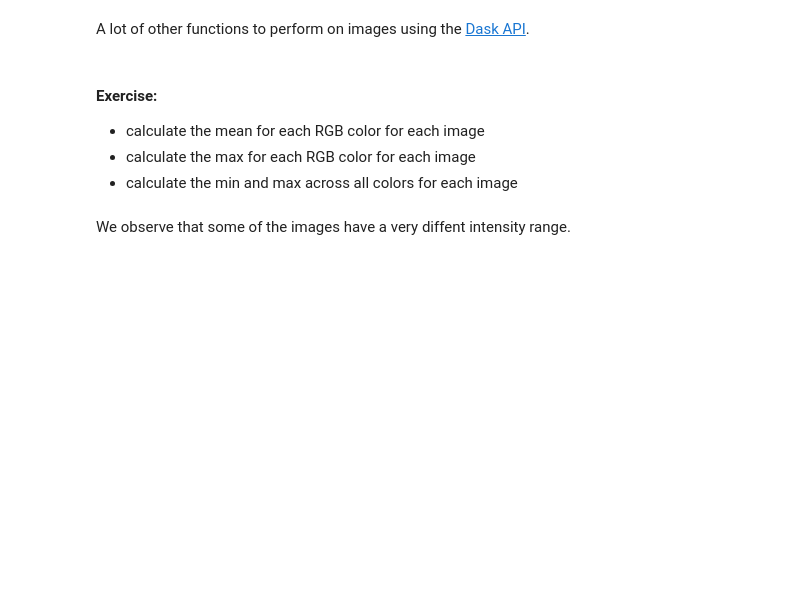
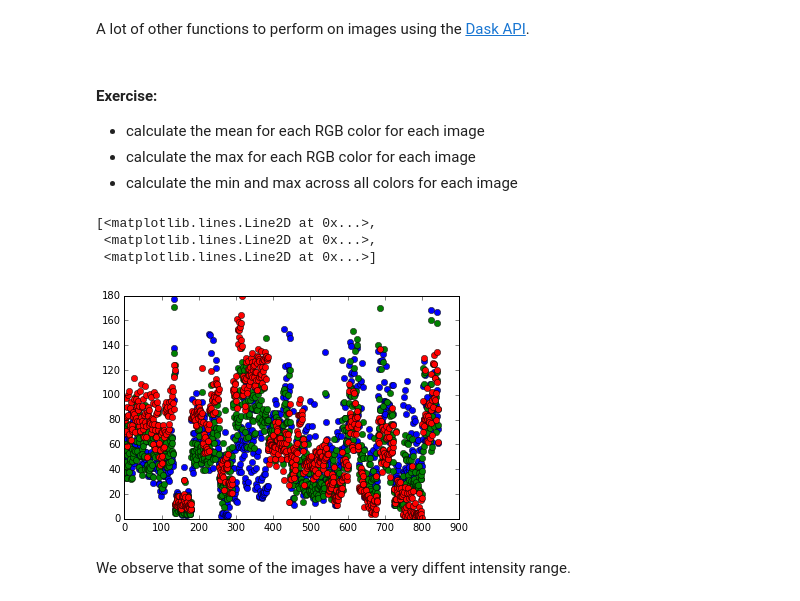
Before and after one commit to valentina-s/dask-image-tutorial, a Jupyter notebook: Dask-Image-Tutorial.ipynb, the cells around one changed output. Cells and saved outputs as stored; diff of their text form; code cells hidden in the pictures; blank space fills up the shorter version.

```diff
--- a/Dask-Image-Tutorial.ipynb
+++ b/Dask-Image-Tutorial.ipynb
@@ -97,5 +110,11 @@ A lot of other functions to perform on images using the [Dask API](http://dask.p
 * calculate the max for each RGB color for each image
 * calculate the min and max across all colors for each image
 # %%
+# mean for each RGB color for each image
 RGB_means = cell_images.mean(axis=[1,2])
-plt.plot(RGB_means[:,1],RGB_means[:,2],'ro')
+plt.plot(RGB_means,'o')
+# %% [output]
+[<matplotlib.lines.Line2D at 0x...>,
+ <matplotlib.lines.Line2D at 0x...>,
+ <matplotlib.lines.Line2D at 0x...>]
+[figure, added]
```
Also changed, not shown: parts of 61 cells of this notebook.
